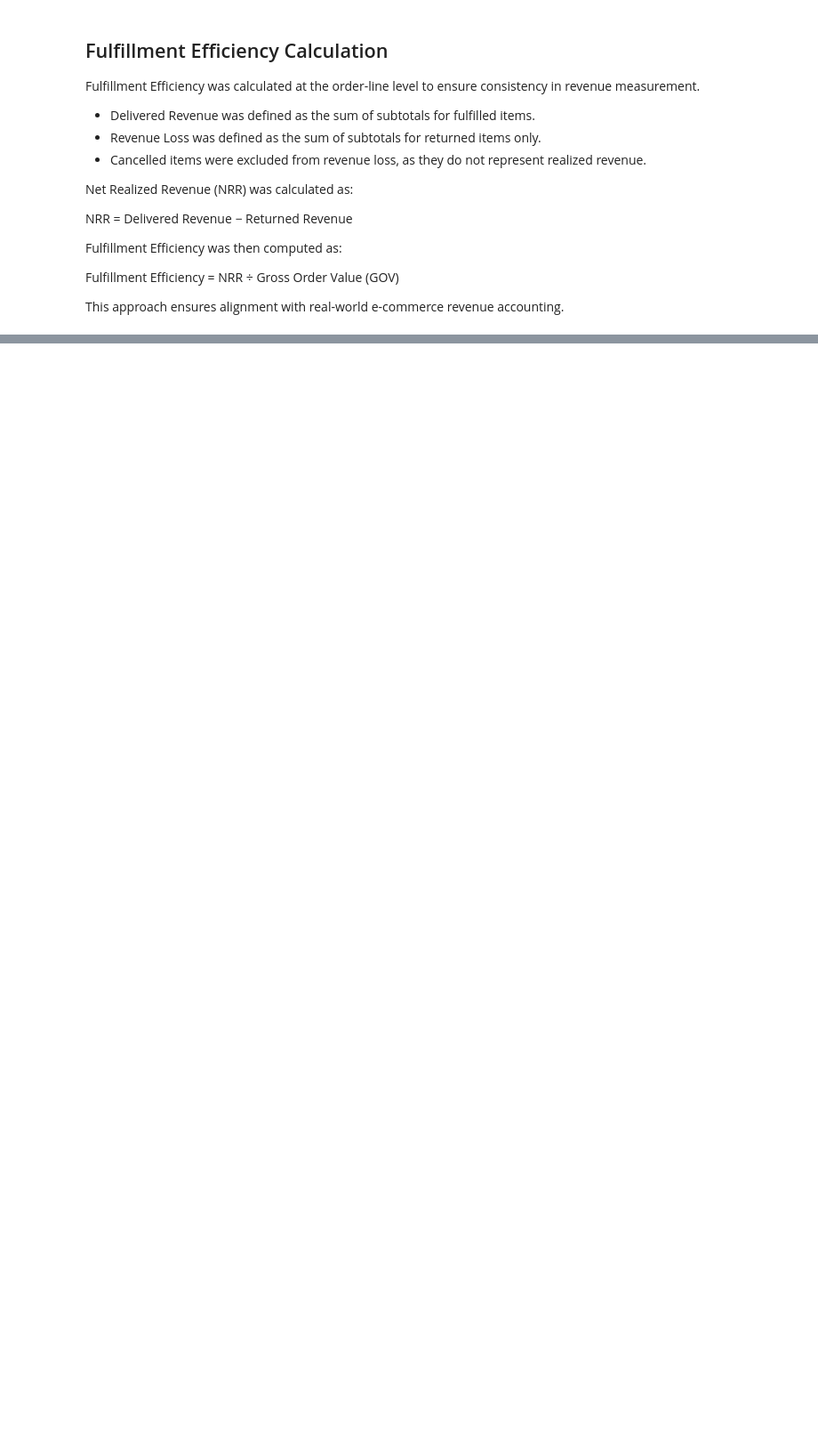
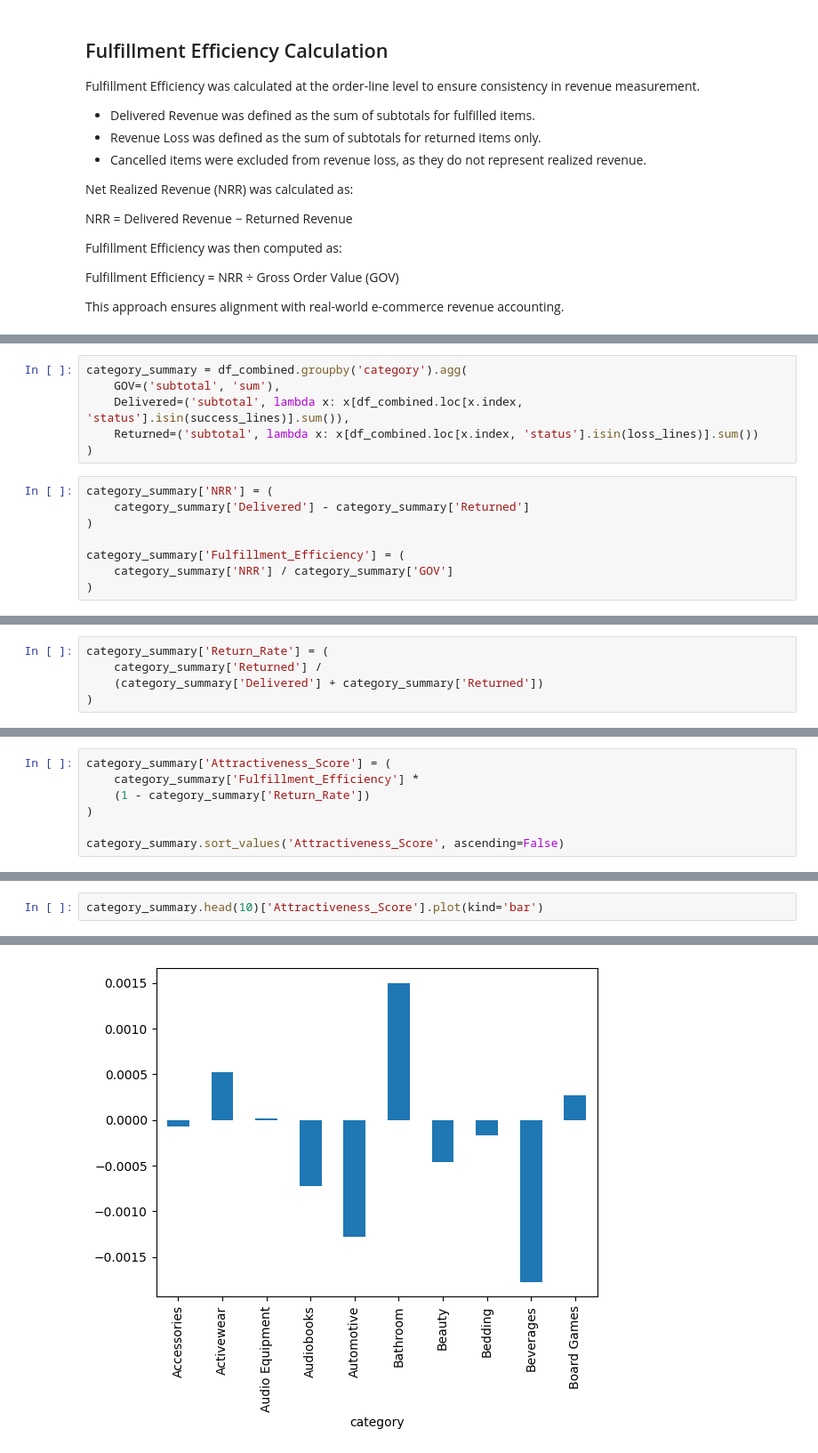
Before and after one commit to rishavvashisht823/Amazon, a Jupyter notebook: chapter_appendix-tools-for-deep-learning/jupyter.ipynb, the cells around one changed output, grey strips where cells are left out. Shown at 89% size. Cells and saved outputs as stored; diff of their text form; blank space fills up the shorter version.

```diff
--- a/chapter_appendix-tools-for-deep-learning/jupyter.ipynb
+++ b/chapter_appendix-tools-for-deep-learning/jupyter.ipynb
@@ -155,0 +171,14 @@ This approach ensures alignment with real-world e-commerce revenue accounting.
+# %%
+category_summary = df_combined.groupby('category').agg(
+    GOV=('subtotal', 'sum'),
+    Delivered=('subtotal', lambda x: x[df_combined.loc[x.index, 'status'].isin(success_lines)].sum()),
+    Returned=('subtotal', lambda x: x[df_combined.loc[x.index, 'status'].isin(loss_lines)].sum())
+)
+# %%
+category_summary['NRR'] = (
+    category_summary['Delivered'] - category_summary['Returned']
+)
+
+category_summary['Fulfillment_Efficiency'] = (
+    category_summary['NRR'] / category_summary['GOV']
+)
@@ -155,0 +208,5 @@ This approach ensures alignment with real-world e-commerce revenue accounting.
+# %%
+category_summary['Return_Rate'] = (
+    category_summary['Returned'] /
+    (category_summary['Delivered'] + category_summary['Returned'])
+)
@@ -155,0 +234,7 @@ This approach ensures alignment with real-world e-commerce revenue accounting.
+# %%
+category_summary['Attractiveness_Score'] = (
+    category_summary['Fulfillment_Efficiency'] *
+    (1 - category_summary['Return_Rate'])
+)
+
+category_summary.sort_values('Attractiveness_Score', ascending=False)
@@ -155,0 +260,3 @@ This approach ensures alignment with real-world e-commerce revenue accounting.
+# %%
+category_summary.head(10)['Attractiveness_Score'].plot(kind='bar')
+# %% [output]
@@ -155,0 +264 @@ This approach ensures alignment with real-world e-commerce revenue accounting.
+[figure, added]
```
Also changed, not shown: parts of 16 cells of this notebook.
